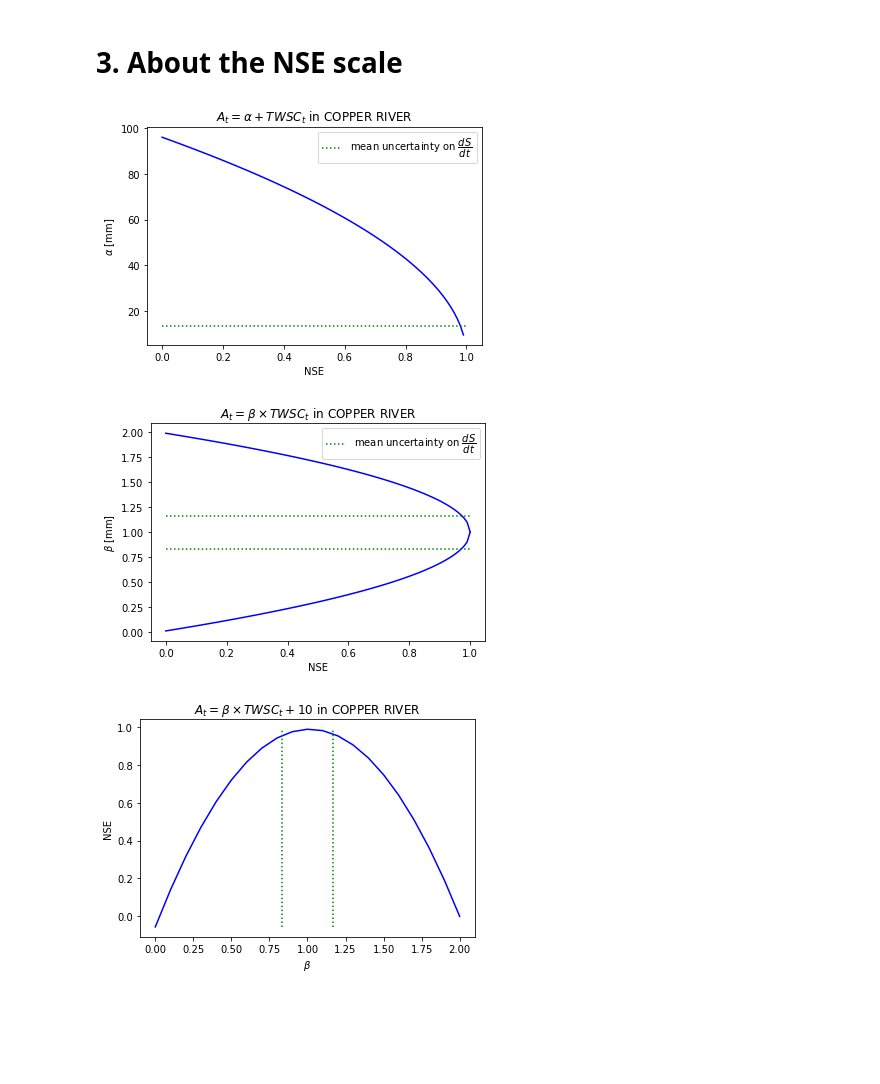
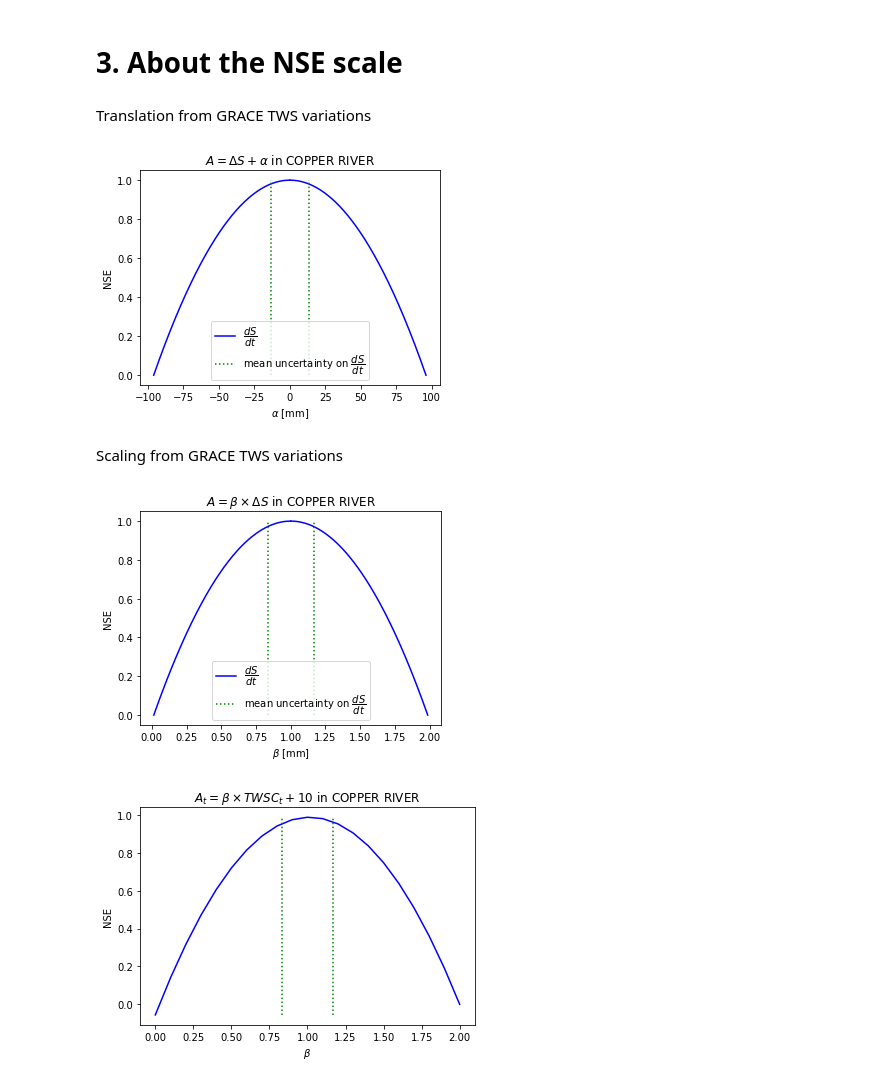
Before and after one commit to lehmannfa/water_storage_changes, a Jupyter notebook: water_budget/Select best dataset combination.ipynb, the cells around one changed output. Drawn from its saved outputs; the diff is of its cells as text; code cells hidden in the pictures; blank space fills up the shorter version.

```diff
--- a/water_budget/Select best dataset combination.ipynb
+++ b/water_budget/Select best dataset combination.ipynb
@@ -249,42 +284,50 @@ dtype: float64
 basin_name='COPPER RIVER'
 data_TWS='GRACE_JPL_mascons'
 TWSC,D_TWSC=get_TWSC_filter(basin_name,data_TWS)
+# %% [markdown]
+Translation from GRACE TWS variations
 # %%
-vecNSE=np.arange(0,1,0.01)
+vecNSE=np.arange(0,1.01,0.001)
 time_precise=pd.date_range(start=date(2004,1,1),end=date(2016,1,1),freq='SM')[::2]
 alpha=np.sqrt(1-vecNSE)*np.sqrt(np.sum((TWSC-TWSC.mean())**2)/TWSC.shape[0])
 bound=D_TWSC[time_precise].mean()
 
-plt.figure()
-plt.plot(vecNSE,alpha,'b')
-plt.plot([0,1],[bound]*2,'g:',label='mean uncertainty on $\dfrac{dS}{dt}$')
-plt.xlabel('NSE')
-plt.ylabel(r'$\alpha$ [mm]')
-plt.title(r'$A_t=\alpha+TWSC_t$ in '+basin_name)
-plt.legend()
+plt.figure(figsize=(5,4))
+plt.plot(alpha,vecNSE,'b',label='$\dfrac{dS}{dt}$')
+plt.plot(-alpha,vecNSE,'b')
+plt.plot([bound]*2,[0,1],'g:',label='mean uncertainty on $\dfrac{dS}{dt}$')
+plt.plot([-bound]*2,[0,1],'g:')
+plt.ylabel('NSE')
+plt.xlabel(r'$\alpha$ [mm]')
+plt.title(r'$A=\Delta S + \alpha$ in '+basin_name)
+plt.legend(loc='lower center')
+plt.tight_layout()
 plt.show()
 # %% [output]
-[figure, old version]
+[figure, new version]
+# %% [markdown]
+Scaling from GRACE TWS variations
 # %%
-vecNSE=np.arange(0,1.01,0.01)
+vecNSE=np.arange(0,1.01,0.001)
 time_precise=pd.date_range(start=date(2004,1,1),end=date(2016,1,1),freq='SM')[::2]
 beta1=1+np.sqrt(1-vecNSE)*np.sqrt(np.sum((TWSC-TWSC.mean())**2)/np.sum(TWSC**2))
 beta2=1-np.sqrt(1-vecNSE)*np.sqrt(np.sum((TWSC-TWSC.mean())**2)/np.sum(TWSC**2))
 bound1=1+D_TWSC[time_precise].mean()/np.abs(TWSC[time_precise]).mean()
 bound2=1-D_TWSC[time_precise].mean()/np.abs(TWSC[time_precise]).mean()
 
-plt.figure()
-plt.plot(vecNSE,beta1,'b')
-plt.plot(vecNSE,beta2,'b')
-plt.plot([0,1],[bound1,bound1],'g:',label='mean uncertainty on $\dfrac{dS}{dt}$')
-plt.plot([0,1],[bound2,bound2],'g:')
-plt.xlabel('NSE')
-plt.ylabel(r'$\beta$ [mm]')
-plt.title(r'$A_t=\beta \times TWSC_t$ in '+basin_name)
-plt.legend()
+plt.figure(figsize=(5,4))
+plt.plot(beta1,vecNSE,'b',label='$\dfrac{dS}{dt}$')
+plt.plot(beta2,vecNSE,'b')
+plt.plot([bound1,bound1],[0,1],'g:',label='mean uncertainty on $\dfrac{dS}{dt}$')
+plt.plot([bound2,bound2],[0,1],'g:')
+plt.ylabel('NSE')
+plt.xlabel(r'$\beta$ [mm]')
+plt.title(r'$A=\beta \times \Delta S$ in '+basin_name)
+plt.legend(loc='lower center')
+plt.tight_layout()
 plt.show()
 # %% [output]
-[figure, old version]
+[figure, new version]
 # %%
 alpha=10
 
```
Also changed, not shown: parts of 10 cells of this notebook.
